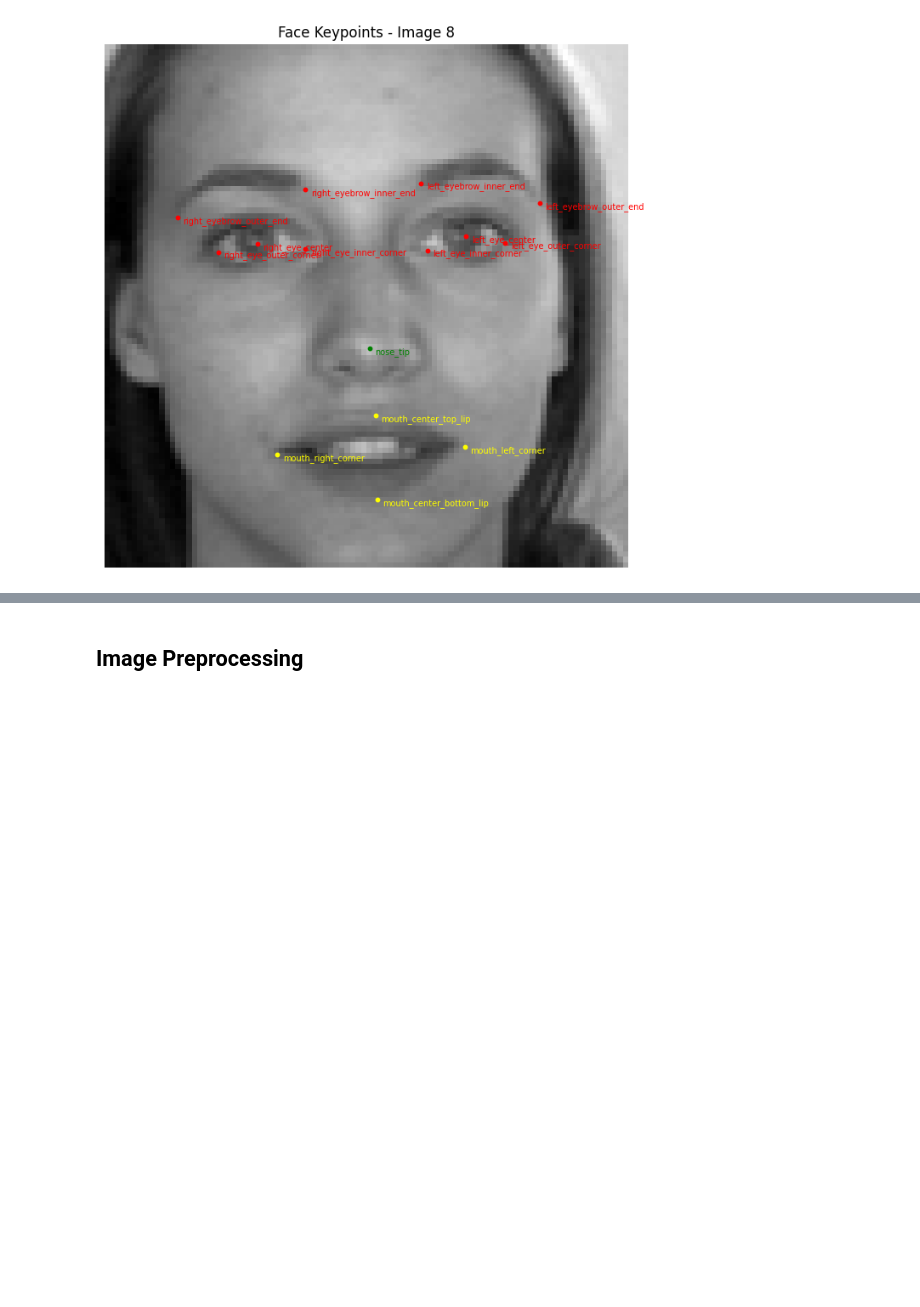
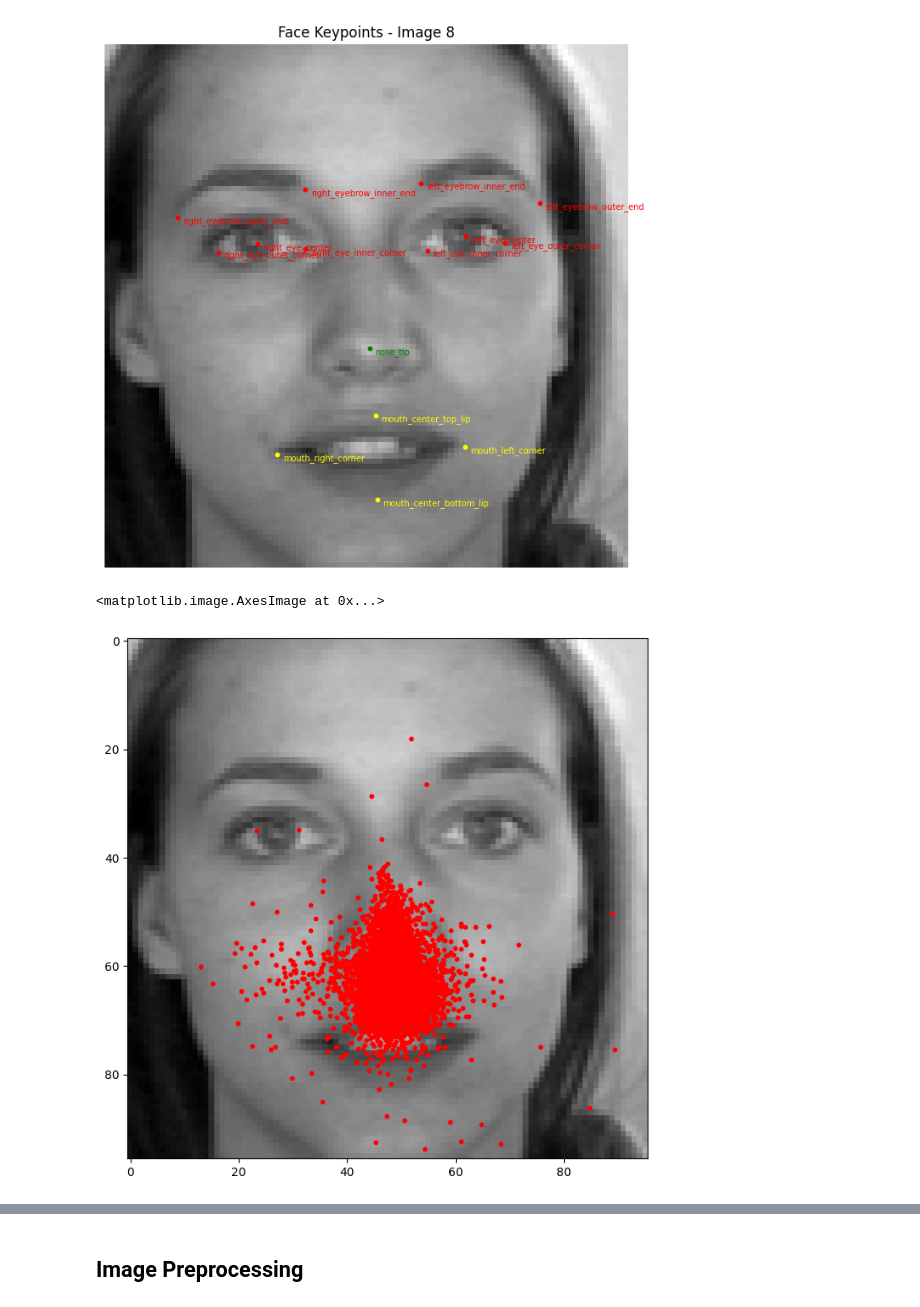
Before and after one commit to NimaNIKOOKAR/Facial-Keypoints-Detection, a Jupyter notebook: facial-detection.ipynb, the cells around one changed output, grey strips where cells are left out. Saved outputs shown, nothing was run; the diff lists cells and outputs as text; code cells hidden in the pictures; blank space fills up the shorter version.

```diff
--- a/facial-detection.ipynb
+++ b/facial-detection.ipynb
@@ -23,6 +39,13 @@ print(torch.cuda.get_device_name(0))
 2.11.0+cu128
 True
 NVIDIA GeForce RTX 2080 Super with Max-Q Design
+# %%
+SampleSubmission_path = Path(r".\data\SampleSubmission.csv")
+training_data_path = Path(r".\data\training.csv")
+test_data_path = Path(r".\data\test.csv")
+IdLookupTable_path = Path(r".\data\IdLookupTable.csv")
 # %%
-df_train = pd.read_csv("./data/training.csv")
-df_test = pd.read_csv("./data/test.csv")
+df_train = pd.read_csv(training_data_path)
+df_test = pd.read_csv(test_data_path)
+IdLookup = pd.read_csv(IdLookupTable_path)
+SampleSubmission = pd.read_csv(SampleSubmission_path)
@@ -157,3 +215,13 @@ def show_face_with_keypoints(df, image_index):
 show_face_with_keypoints(df_train, 8)
 # %% [output]
 [figure]
+# %%
+plt.figure(figsize=(8, 8))
+x = df_train.nose_tip_x
+y = df_train.nose_tip_y
+image =np.fromstring(df_train["Image"][8], sep=" ").reshape(96, 96)
+plt.scatter(x, y, color="red", s=10)
+plt.imshow(image, cmap="gray")
+# %% [output]
+<matplotlib.image.AxesImage at 0x...>
+[figure, added]
```
Also changed, not shown: parts of 10 cells of this notebook, 1 other file.
